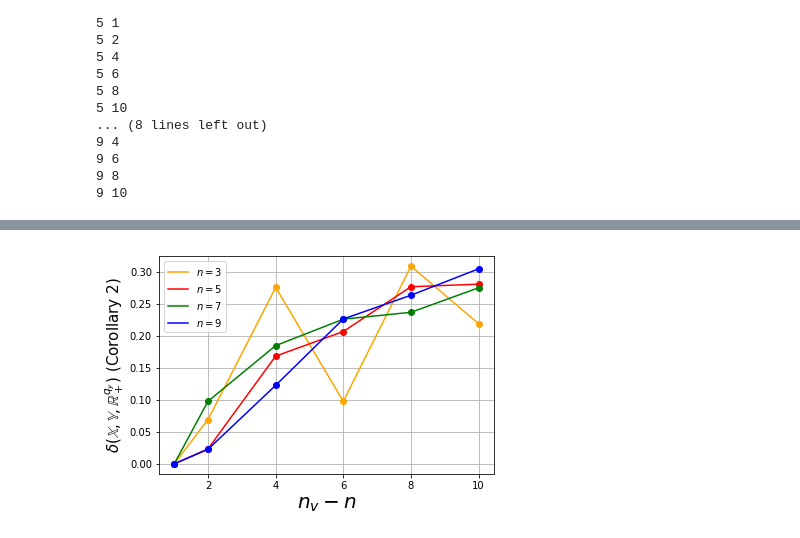
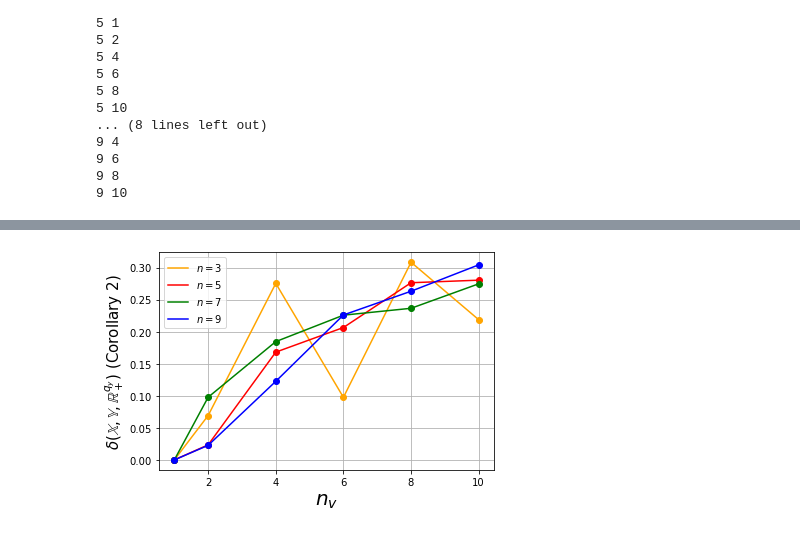
Before and after one commit to sadraddini/pypolycontain, a Jupyter notebook: doc/source/Example 3.ipynb, the cells around one changed output, grey strips where cells are left out. Saved outputs shown, nothing was run; the diff lists cells and outputs as text; code cells hidden in the pictures.

```diff
--- a/doc/source/Example 3.ipynb
+++ b/doc/source/Example 3.ipynb
@@ -45,6 +45,6 @@ for n in n_range:
     a[n]=plt.plot(  N_v, [Table[n,k+n][0] for k in N_v],'o',color=Color[n])
     plt.legend(loc="upper left")
     plt.grid('on')
-    plt.xlabel(r'$n_v-n$',FontSize=20)
-    plt.ylabel(r'# of rows in $\Theta$ (Theorem 1)',FontSize=15)
+    plt.xlabel(r'$n_v$',FontSize=20)
+    plt.ylabel(r'# of rows in $\Theta^*$ (Theorem 1)',FontSize=15)
 # %% [output]
@@ -52,15 +52,15 @@ for n in n_range:
 # %%
 import matplotlib.pyplot as plt
 a={}
 text={n: '%d'%n for n in n_range}
 Color={2:'cyan', 3:'orange', 5:'red',7:'green',9:'blue'}
 N_v= N_vertices_range
 for n in n_range:
     a[n]=plt.plot(  N_v, [Table[n,k+n][1] for k in N_v],label=r'$n=%s$'%(text[n]),color=Color[n])
     a[n]=plt.plot(  N_v, [Table[n,k+n][1] for k in N_v],'o',color=Color[n])
     plt.legend(loc="upper left")
     plt.grid('on')
-    plt.xlabel(r'$n_v-n$',FontSize=20)
+    plt.xlabel(r'$n_v$',FontSize=20)
     plt.ylabel(r'$\delta(\mathbb{X},\mathbb{Y},\mathbb{R}_+^{q_y})$ (Corollary 2)',FontSize=15)
 # %% [output]
-[figure, old version]
+[figure, new version]
```
Also changed, not shown: parts of 1 cell of this notebook, 11 other files.
